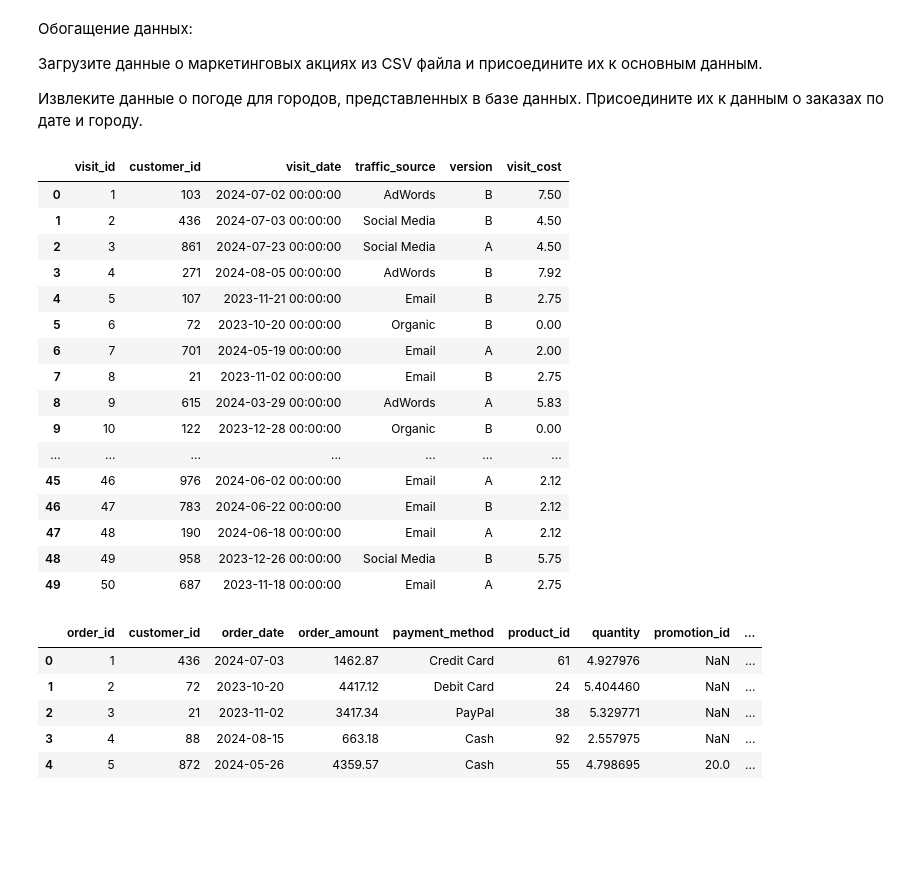
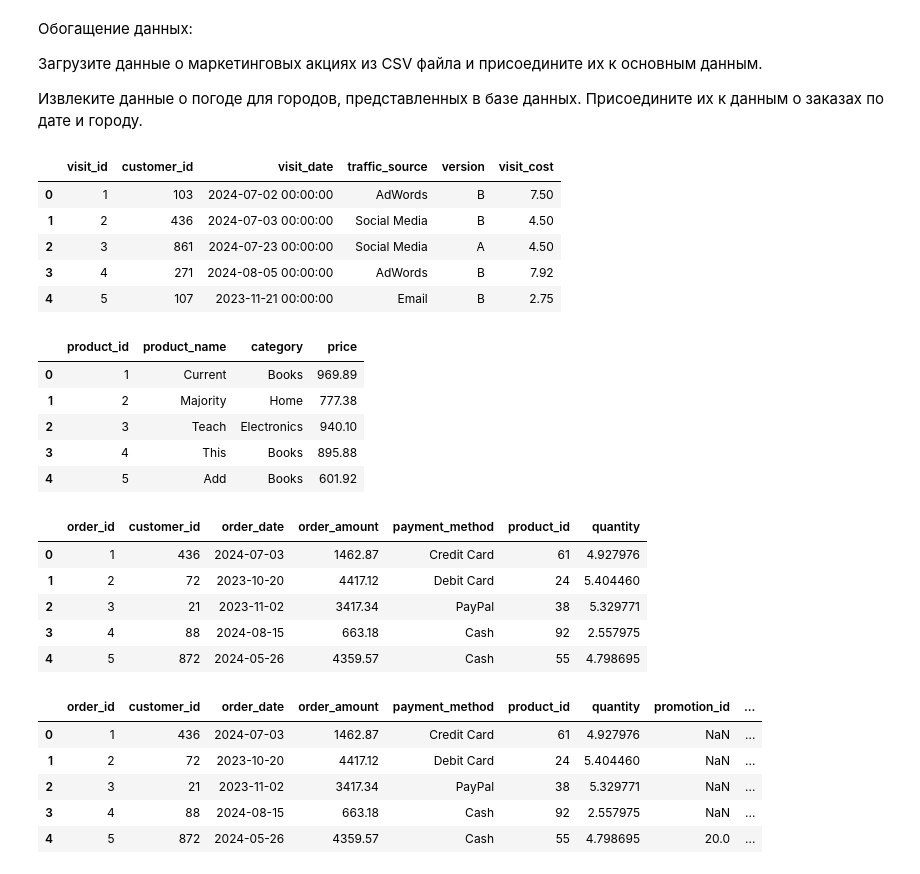
Before and after one commit to sapozhnikovk/da_final, a Jupyter notebook: DA_final_work.ipynb, the cells around one changed output. Saved outputs shown, nothing was run; the diff lists cells and outputs as text; code cells hidden in the pictures; blank space fills up the shorter version.

```diff
--- a/DA_final_work.ipynb
+++ b/DA_final_work.ipynb
@@ -228,33 +234,38 @@ Index: []
 # %%
 # Загружаем таблицу products
 visits = pd.read_sql_query("SELECT * FROM visits", conn)
-visits.head(50)
+visits.head()
 # %% [output]
 |  | visit_id | customer_id | visit_date | traffic_source | version | visit_cost |
 | 0 | 1 | 103 | 2024-07-02 00:00:00 | AdWords | B | 7.50 |
 | 1 | 2 | 436 | 2024-07-03 00:00:00 | Social Media | B | 4.50 |
 | 2 | 3 | 861 | 2024-07-23 00:00:00 | Social Media | A | 4.50 |
 | 3 | 4 | 271 | 2024-08-05 00:00:00 | AdWords | B | 7.92 |
 | 4 | 5 | 107 | 2023-11-21 00:00:00 | Email | B | 2.75 |
-| 5 | 6 | 72 | 2023-10-20 00:00:00 | Organic | B | 0.00 |
-| 6 | 7 | 701 | 2024-05-19 00:00:00 | Email | A | 2.00 |
-| 7 | 8 | 21 | 2023-11-02 00:00:00 | Email | B | 2.75 |
-| 8 | 9 | 615 | 2024-03-29 00:00:00 | AdWords | A | 5.83 |
-| 9 | 10 | 122 | 2023-12-28 00:00:00 | Organic | B | 0.00 |
-| ... | ... | ... | ... | ... | ... | ... |
-| 45 | 46 | 976 | 2024-06-02 00:00:00 | Email | A | 2.12 |
-| 46 | 47 | 783 | 2024-06-22 00:00:00 | Email | B | 2.12 |
-| 47 | 48 | 190 | 2024-06-18 00:00:00 | Email | A | 2.12 |
-| 48 | 49 | 958 | 2023-12-26 00:00:00 | Social Media | B | 5.75 |
-| 49 | 50 | 687 | 2023-11-18 00:00:00 | Email | A | 2.75 |
 # %%
 # Загружаем таблицу products
 products = pd.read_sql_query("SELECT * FROM products", conn)
+products.head()
+# %% [output]
+|  | product_id | product_name | category | price |
+| 0 | 1 | Current | Books | 969.89 |
+| 1 | 2 | Majority | Home | 777.38 |
+| 2 | 3 | Teach | Electronics | 940.10 |
+| 3 | 4 | This | Books | 895.88 |
+| 4 | 5 | Add | Books | 601.92 |
 # %%
 # Обеденяем таблици orders и order_items
 orders = pd.read_sql_query("SELECT * FROM Orders", conn)
 order_items = pd.read_sql_query("SELECT * FROM order_items", conn)
 merged_orders_order_items = orders.merge(order_items, on='order_id', how='left')
+merged_orders_order_items.head()
+# %% [output]
+|  | order_id | customer_id | order_date | order_amount | payment_method | product_id | quantity |
+| 0 | 1 | 436 | 2024-07-03 | 1462.87 | Credit Card | 61 | 4.927976 |
+| 1 | 2 | 72 | 2023-10-20 | 4417.12 | Debit Card | 24 | 5.404460 |
+| 2 | 3 | 21 | 2023-11-02 | 3417.34 | PayPal | 38 | 5.329771 |
+| 3 | 4 | 88 | 2024-08-15 | 663.18 | Cash | 92 | 2.557975 |
+| 4 | 5 | 872 | 2024-05-26 | 4359.57 | Cash | 55 | 4.798695 |
 # %%
 # Присоединение данных о маркетинговых акциях
 merged_orders_promotions = merged_orders_order_items.merge(df_pm, on='product_id', how='left')
```
Also changed, not shown: parts of 21 cells of this notebook.
